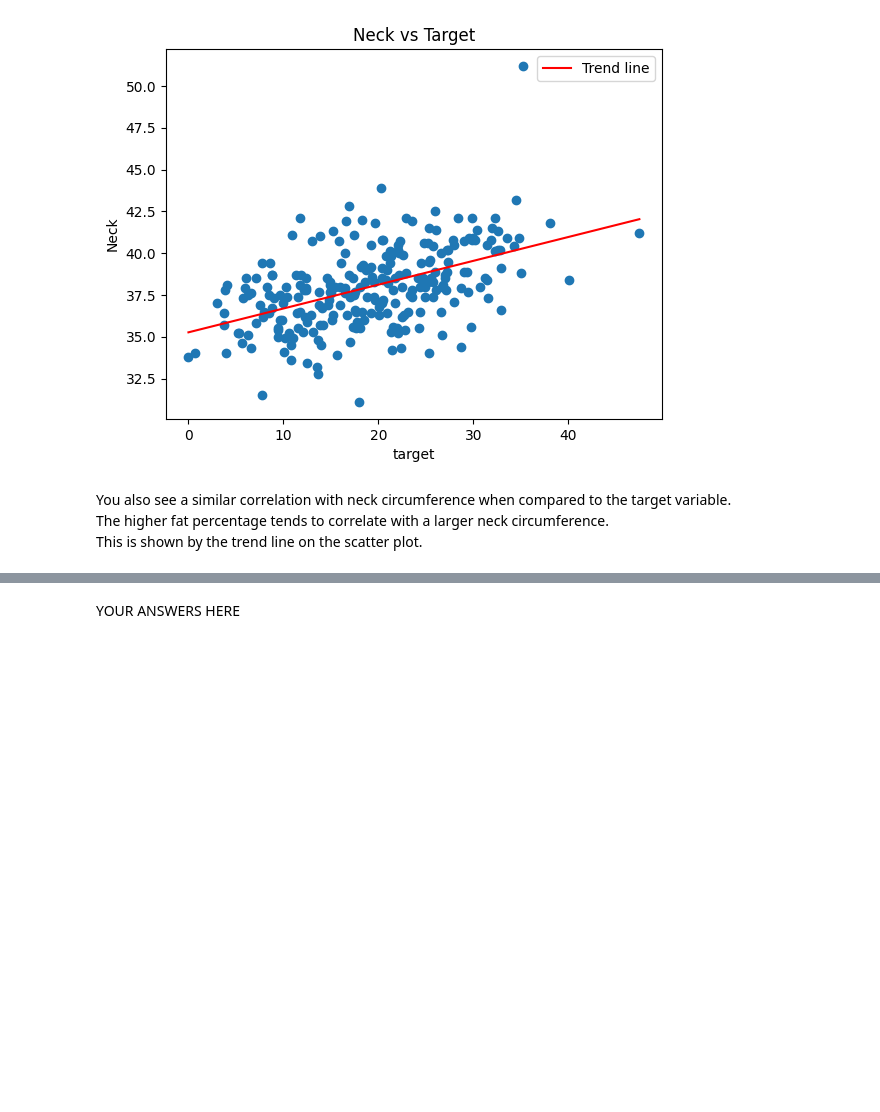
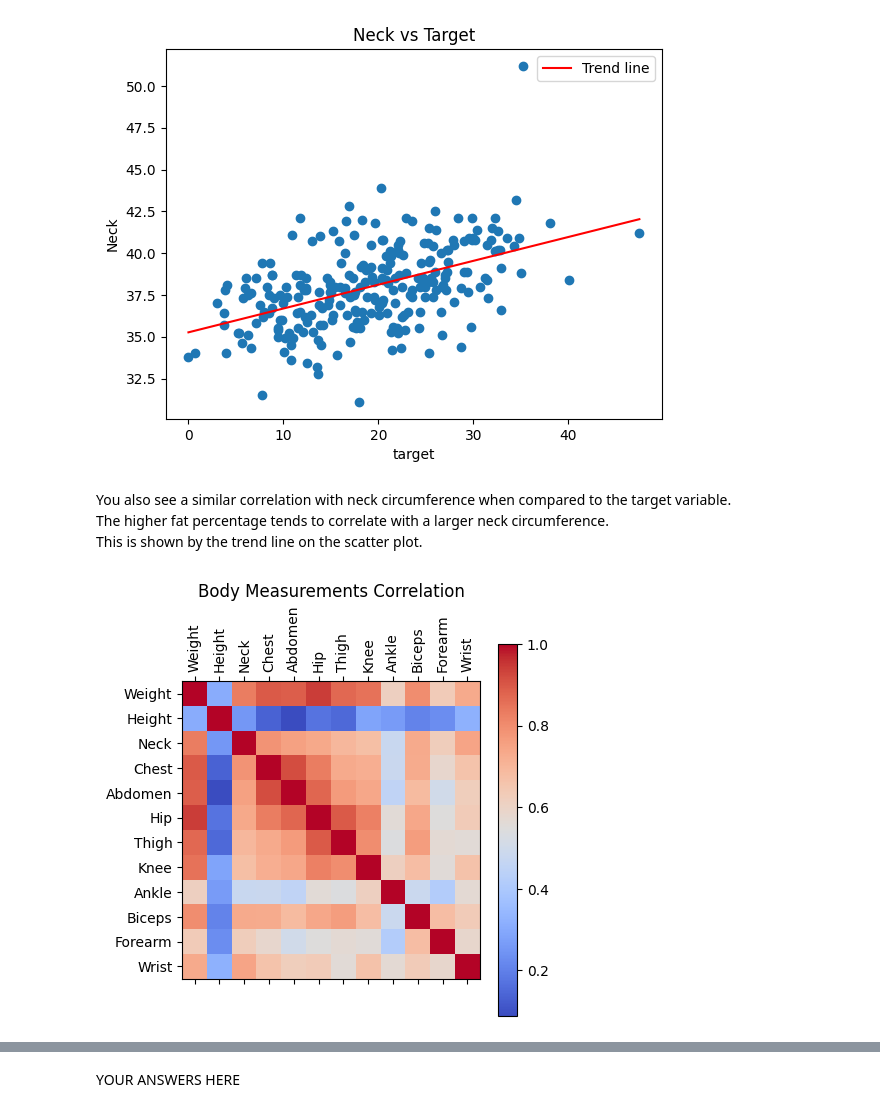
Before and after one commit to JonG-2025/dx602-final-project, a Jupyter notebook: project.ipynb, the cells around one changed output, grey strips where cells are left out. Cells and saved outputs as stored; diff of their text form; code cells hidden in the pictures; blank space fills up the shorter version.

```diff
--- a/project.ipynb
+++ b/project.ipynb
@@ -203,3 +190,16 @@ plt.show()
 You also see a similar correlation with neck circumference when compared to the target variable.<br>
 The higher fat percentage tends to correlate with a larger neck circumference.<br>
 This is shown by the trend line on the scatter plot.
+# %%
+body_measurements = ['Weight', 'Height', 'Neck', 'Chest', 'Abdomen', 'Hip', 'Thigh', 'Knee', 'Ankle', 'Biceps', 'Forearm', 'Wrist']
+c = body_fat_df[body_measurements].corr()
+
+plt.matshow(c, cmap='coolwarm')
+plt.title("Body Measurements Correlation")
+plt.xticks(ticks=np.arange(len(body_measurements)), labels=body_measurements, rotation=90)
+plt.yticks(ticks=np.arange(len(body_measurements)), labels=body_measurements)
+
+plt.colorbar()
+plt.show()
+# %% [output]
+[figure, added]
```
Also changed, not shown: parts of 4 cells of this notebook.
